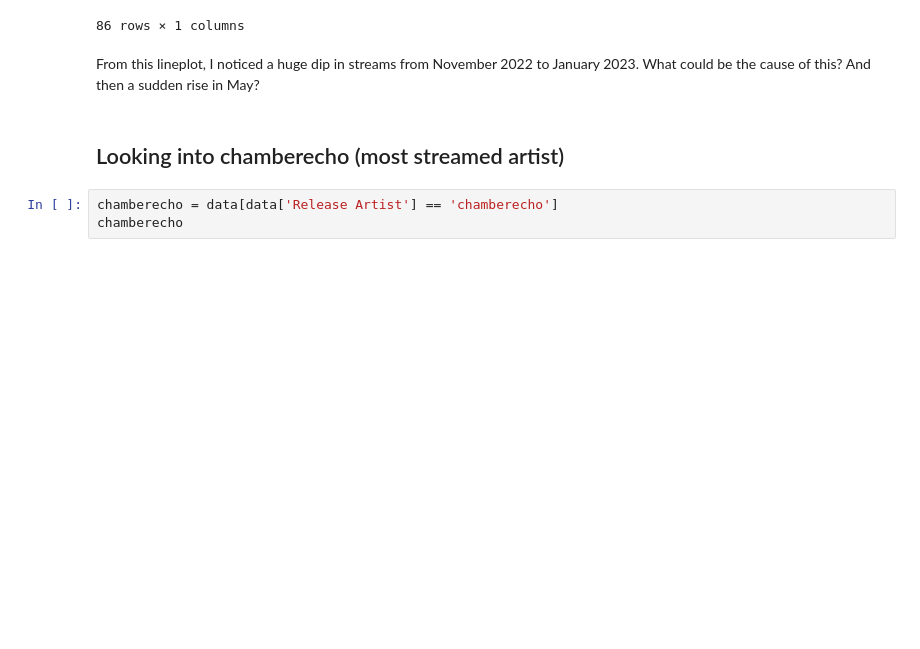
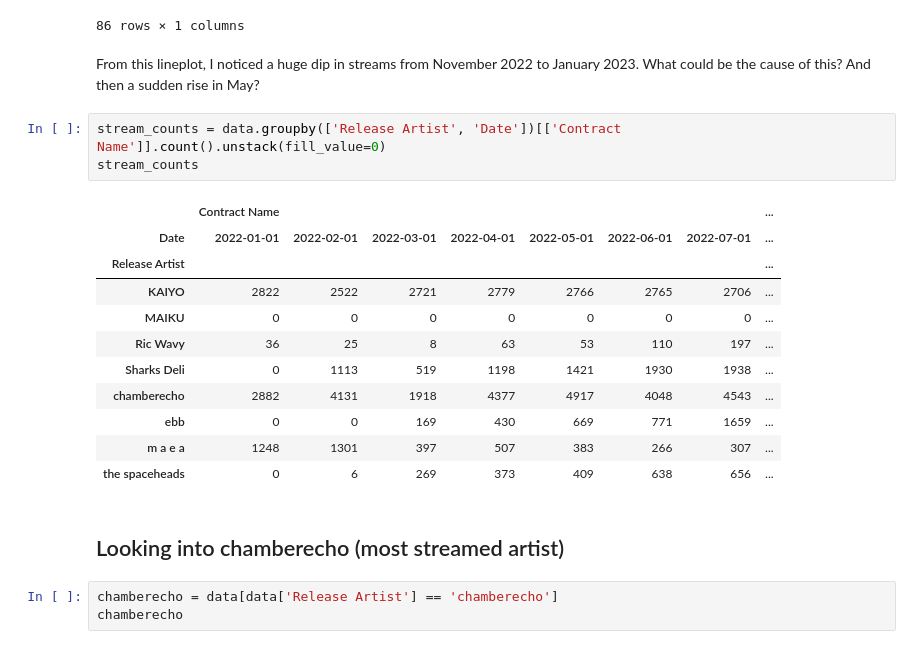
Before and after one commit to kloeyap/ybell-data-analysis, a Jupyter notebook: analysis/gen-analysis.ipynb, the cells around one changed output. Saved outputs shown, nothing was run; the diff lists cells and outputs as text; blank space fills up the shorter version.

```diff
--- a/analysis/gen-analysis.ipynb
+++ b/analysis/gen-analysis.ipynb
@@ -173,6 +174,21 @@ s
 86 rows × 1 columns
 # %% [markdown]
 From this lineplot, I noticed a huge dip in streams from November 2022 to January 2023. What could be the cause of this? And then a sudden rise in May?
+# %%
+stream_counts = data.groupby(['Release Artist', 'Date'])[['Contract Name']].count().unstack(fill_value=0)
+stream_counts
+# %% [output]
+|  | Contract Name |  |  |  |  |  |  | ... |
+| Date | 2022-01-01 | 2022-02-01 | 2022-03-01 | 2022-04-01 | 2022-05-01 | 2022-06-01 | 2022-07-01 | ... |
+| Release Artist |  |  |  |  |  |  |  | ... |
+| KAIYO | 2822 | 2522 | 2721 | 2779 | 2766 | 2765 | 2706 | ... |
+| MAIKU | 0 | 0 | 0 | 0 | 0 | 0 | 0 | ... |
+| Ric Wavy | 36 | 25 | 8 | 63 | 53 | 110 | 197 | ... |
+| Sharks Deli | 0 | 1113 | 519 | 1198 | 1421 | 1930 | 1938 | ... |
+| chamberecho | 2882 | 4131 | 1918 | 4377 | 4917 | 4048 | 4543 | ... |
+| ebb | 0 | 0 | 169 | 430 | 669 | 771 | 1659 | ... |
+| m a e a | 1248 | 1301 | 397 | 507 | 383 | 266 | 307 | ... |
+| the spaceheads | 0 | 6 | 269 | 373 | 409 | 638 | 656 | ... |
 # %% [markdown]
 ## Looking into chamberecho (most streamed artist)
 # %%
```
Also changed, not shown: parts of 11 cells of this notebook.
